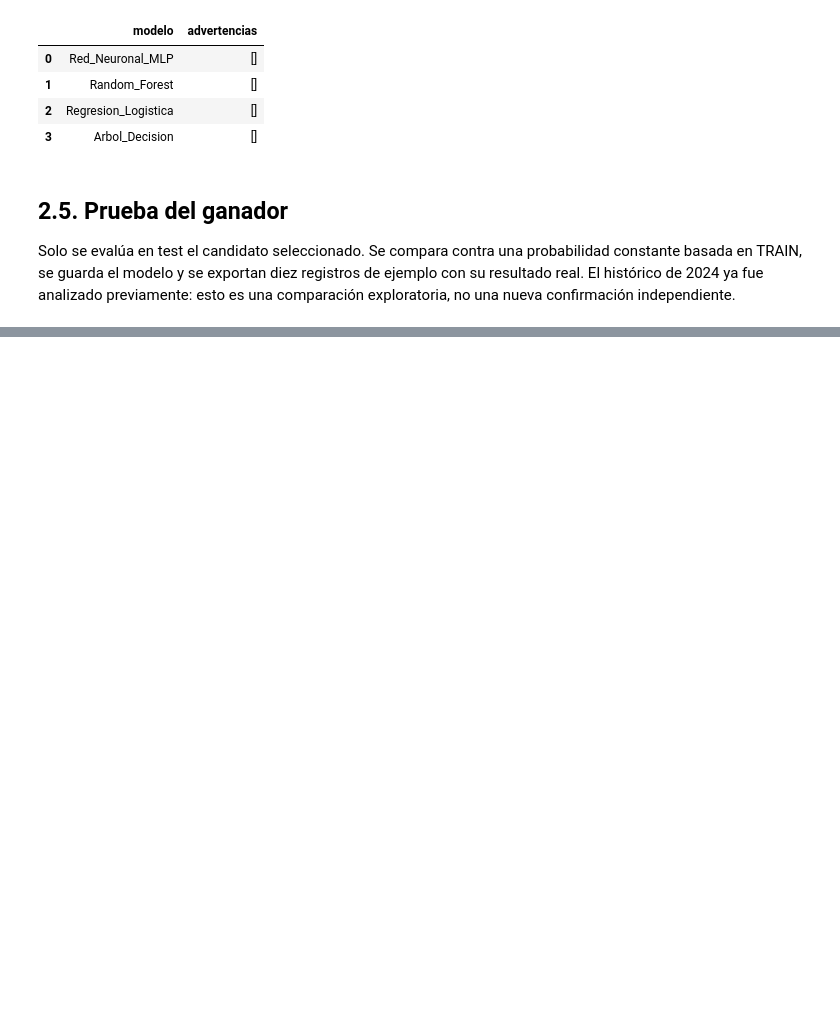
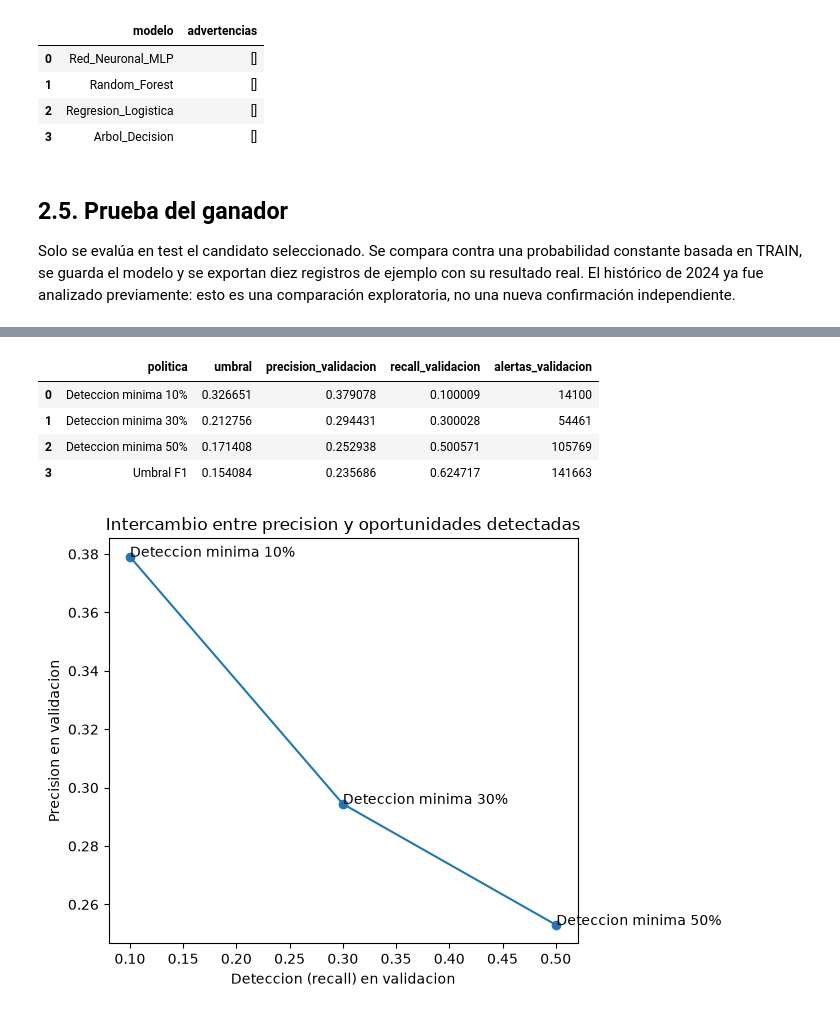
Before and after one commit to Der-Jsonth/ML-SmartBids, a Jupyter notebook: V0.2/02_Comparacion_de_Modelos.ipynb, the cells around one changed output, grey strips where cells are left out. Saved outputs shown, nothing was run; the diff lists cells and outputs as text; code cells hidden in the pictures; blank space fills up the shorter version.

```diff
--- a/V0.2/02_Comparacion_de_Modelos.ipynb
+++ b/V0.2/02_Comparacion_de_Modelos.ipynb
@@ -375,0 +472,44 @@ plt.show()
+# %%
+# Modifica este valor a 0.50 si prefieres la alternativa de mayor deteccion.
+RECALL_OPERATIVO = 0.30
+modelo_equilibrado = artefacto["modelo"]
+val = partes["validacion"]
+p_val_equilibrado = modelo_equilibrado.predict_proba(X.iloc[val])[:, 1]
+comparacion_coberturas = []
+umbrales_cobertura = {}
+for cobertura in [0.10, 0.30, 0.50]:
+    opt = umbral_precision(y.iloc[val], p_val_equilibrado, cobertura, MIN_ALERTAS_VALIDACION)
+    umbrales_cobertura[cobertura] = opt["umbral"]
+    comparacion_coberturas.append({
+        "politica": f"Deteccion minima {cobertura:.0%}", "umbral": opt["umbral"],
+        "precision_validacion": opt["precision_validacion"],
+        "recall_validacion": opt["recall_validacion"],
+        "alertas_validacion": opt["alertas_validacion"]})
+t_f1 = umbral_f1(y.iloc[val], p_val_equilibrado)
+m_f1 = metricas(y.iloc[val], p_val_equilibrado, t_f1)
+comparacion_coberturas.append({
+    "politica": "Umbral F1", "umbral": t_f1, "precision_validacion": m_f1["precision"],
+    "recall_validacion": m_f1["recall"],
+    "alertas_validacion": int((p_val_equilibrado >= t_f1).sum())})
+tabla_coberturas = pd.DataFrame(comparacion_coberturas)
+display(tabla_coberturas)
+assert RECALL_OPERATIVO in umbrales_cobertura, "Elige 0.10, 0.30 o 0.50."
+
+# Se fija el punto operativo antes de consultar las etiquetas de TEST.
+umbral_operativo = umbrales_cobertura[RECALL_OPERATIVO]
+fig, ax = plt.subplots(figsize=(7, 5))
+ax.plot(tabla_coberturas["recall_validacion"][:3],
+        tabla_coberturas["precision_validacion"][:3], marker="o")
+for _, fila in tabla_coberturas.iloc[:3].iterrows():
+    ax.annotate(fila["politica"], (fila["recall_validacion"], fila["precision_validacion"]))
+ax.set(xlabel="Deteccion (recall) en validacion", ylabel="Precision en validacion",
+       title="Intercambio entre precision y oportunidades detectadas")
+fig.tight_layout()
+plt.show()
+# %% [output]
+|  | politica | umbral | precision_validacion | recall_validacion | alertas_validacion |
+| 0 | Deteccion minima 10% | 0.326651 | 0.379078 | 0.100009 | 14100 |
+| 1 | Deteccion minima 30% | 0.212756 | 0.294431 | 0.300028 | 54461 |
+| 2 | Deteccion minima 50% | 0.171408 | 0.252938 | 0.500571 | 105769 |
+| 3 | Umbral F1 | 0.154084 | 0.235686 | 0.624717 | 141663 |
+[figure, added]
```
Also changed, not shown: parts of 12 cells of this notebook, 2 other files.
